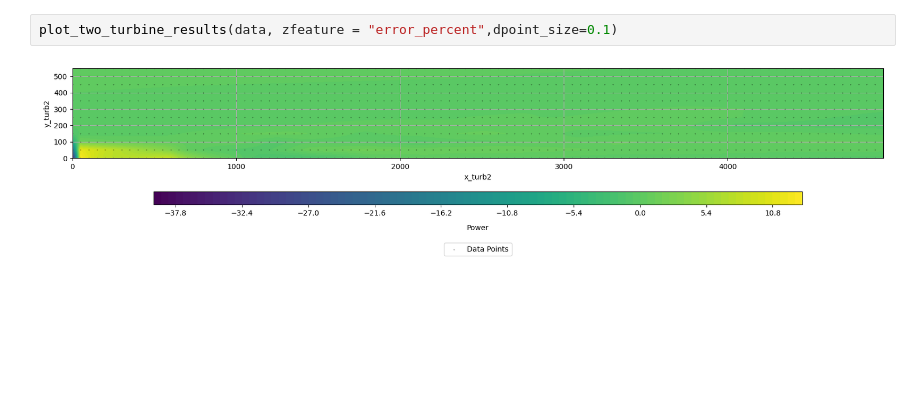
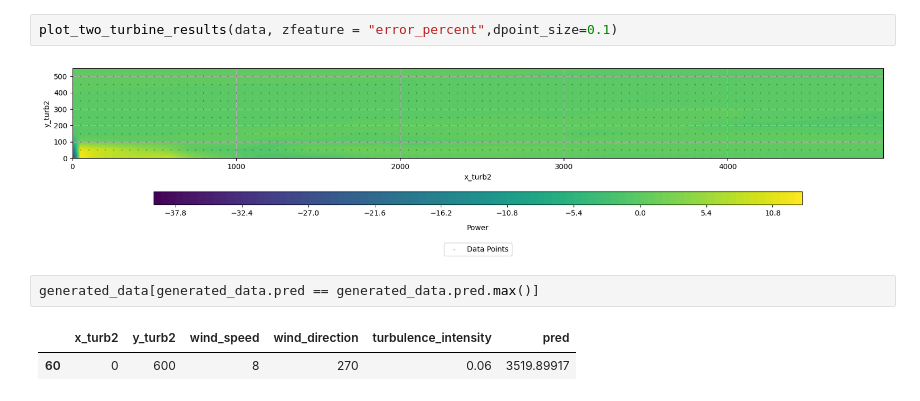
Before and after one commit to schmeti/uc3m_TFM_wind_farm_optimization_codebase, a Jupyter notebook: Windfarm_power_modelling/neural_network_optimization.ipynb, the cells around one changed output. Cells and saved outputs as stored; diff of their text form; blank space fills up the shorter version.

```diff
--- a/Windfarm_power_modelling/neural_network_optimization.ipynb
+++ b/Windfarm_power_modelling/neural_network_optimization.ipynb
@@ -133,3 +132,8 @@ plot_two_turbine_results(generated_data, zfeature = "pred",dpoint_size=0.1)
 plot_two_turbine_results(data, zfeature = "error_percent",dpoint_size=0.1)
 # %% [output]
 [figure]
+# %%
+generated_data[generated_data.pred == generated_data.pred.max()]
+# %% [output]
+|  | x_turb2 | y_turb2 | wind_speed | wind_direction | turbulence_intensity | pred |
+| 60 | 0 | 600 | 8 | 270 | 0.06 | 3519.89917 |
```
Also changed, not shown: parts of 3 cells of this notebook, 7 other files.
